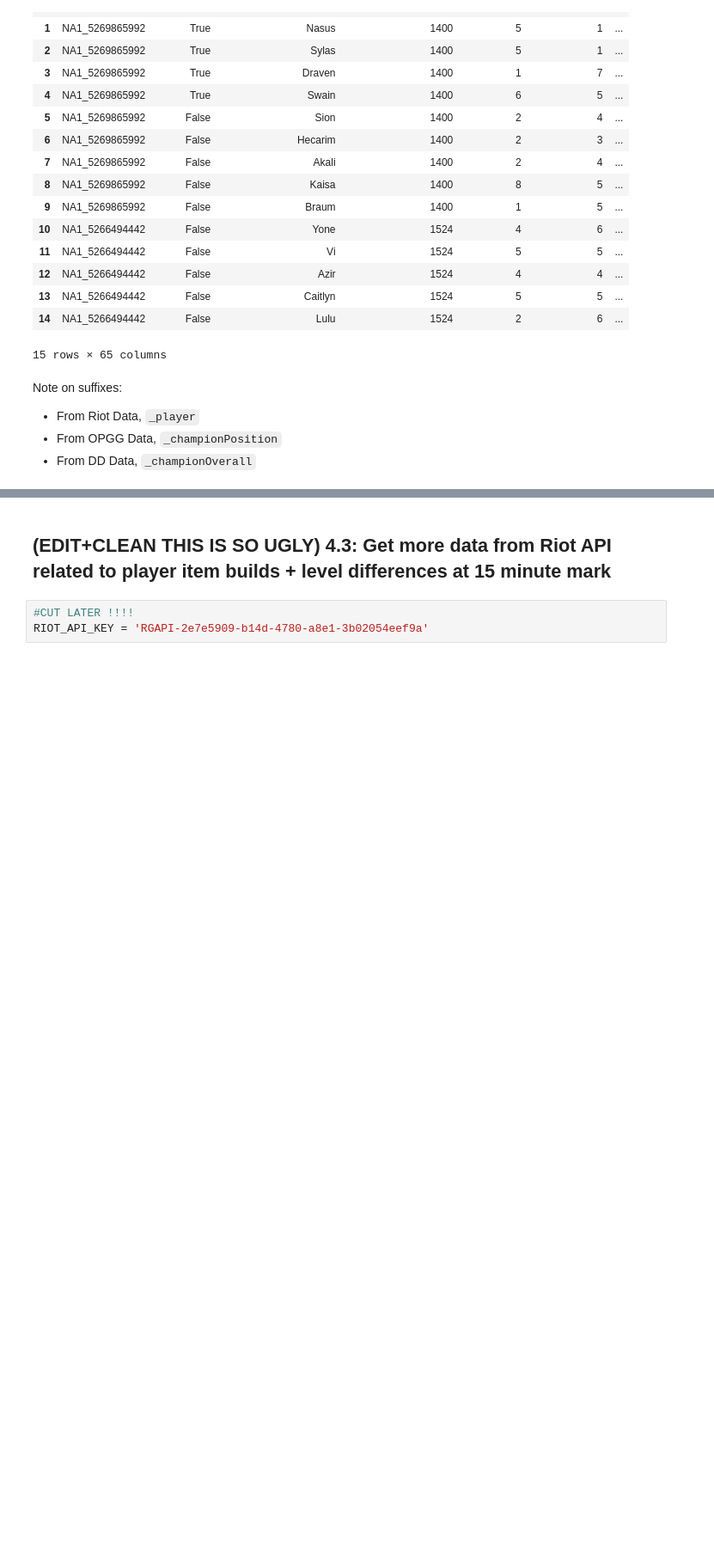
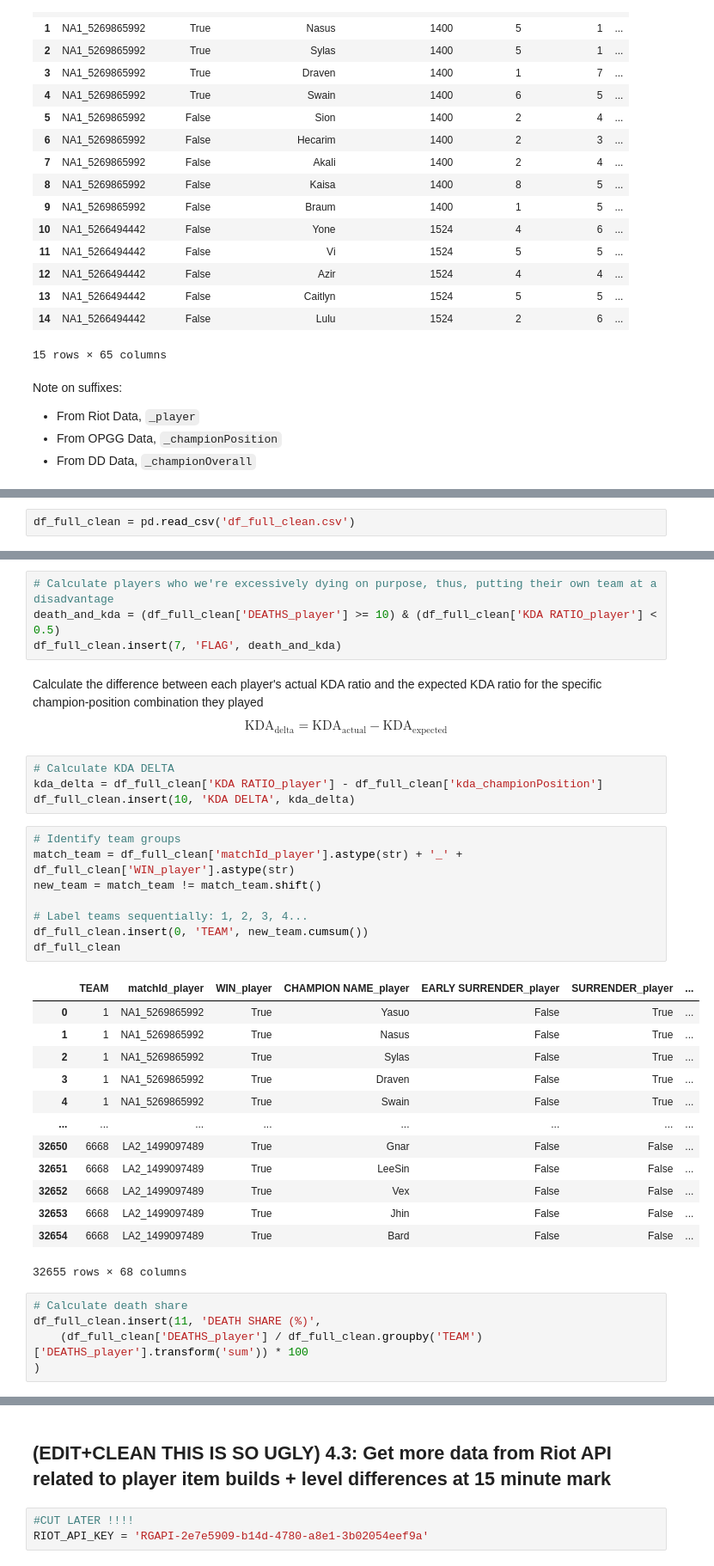
Before and after one commit to lybytes/lol-toxicity-analysis, a Jupyter notebook: ST445_Project_Main v2.ipynb, the cells around one changed output, grey strips where cells are left out. Shown at 86% size. Cells and saved outputs as stored; diff of their text form; blank space fills up the shorter version.

Commit message:
feature engineering, added proxy labels

```diff
--- a/ST445_Project_Main v2.ipynb
+++ b/ST445_Project_Main v2.ipynb
@@ -973,0 +976,2 @@ Note on suffixes:
+# %%
+df_full_clean = pd.read_csv('df_full_clean.csv')
@@ -973,0 +1025,40 @@ Note on suffixes:
+# %%
+# Calculate players who we're excessively dying on purpose, thus, putting their own team at a disadvantage
+death_and_kda = (df_full_clean['DEATHS_player'] >= 10) & (df_full_clean['KDA RATIO_player'] < 0.5)
+df_full_clean.insert(7, 'FLAG', death_and_kda)
+# %% [markdown]
+Calculate the difference between each player's actual KDA ratio and the expected KDA ratio for the specific champion-position combination they played
+$$
+\text{KDA}_{\text{delta}} = \text{KDA}_{\text{actual}} - \text{KDA}_{\text{expected}}
+$$
+# %%
+# Calculate KDA DELTA
+kda_delta = df_full_clean['KDA RATIO_player'] - df_full_clean['kda_championPosition']
+df_full_clean.insert(10, 'KDA DELTA', kda_delta)
+# %%
+# Identify team groups
+match_team = df_full_clean['matchId_player'].astype(str) + '_' + df_full_clean['WIN_player'].astype(str)
+new_team = match_team != match_team.shift()
+
+# Label teams sequentially: 1, 2, 3, 4...
+df_full_clean.insert(0, 'TEAM', new_team.cumsum())
+df_full_clean
+# %% [output]
+|  | TEAM | matchId_player | WIN_player | CHAMPION NAME_player | EARLY SURRENDER_player | SURRENDER_player | ... |
+| 0 | 1 | NA1_5269865992 | True | Yasuo | False | True | ... |
+| 1 | 1 | NA1_5269865992 | True | Nasus | False | True | ... |
+| 2 | 1 | NA1_5269865992 | True | Sylas | False | True | ... |
+| 3 | 1 | NA1_5269865992 | True | Draven | False | True | ... |
+| 4 | 1 | NA1_5269865992 | True | Swain | False | True | ... |
+| ... | ... | ... | ... | ... | ... | ... | ... |
+| 32650 | 6668 | LA2_1499097489 | True | Gnar | False | False | ... |
+| 32651 | 6668 | LA2_1499097489 | True | LeeSin | False | False | ... |
+| 32652 | 6668 | LA2_1499097489 | True | Vex | False | False | ... |
+| 32653 | 6668 | LA2_1499097489 | True | Jhin | False | False | ... |
+| 32654 | 6668 | LA2_1499097489 | True | Bard | False | False | ... |
+32655 rows × 68 columns
+# %%
+# Calculate death share
+df_full_clean.insert(11, 'DEATH SHARE (%)',
+    (df_full_clean['DEATHS_player'] / df_full_clean.groupby('TEAM')['DEATHS_player'].transform('sum')) * 100
+)
```
Also changed, not shown: parts of 8 cells of this notebook.
